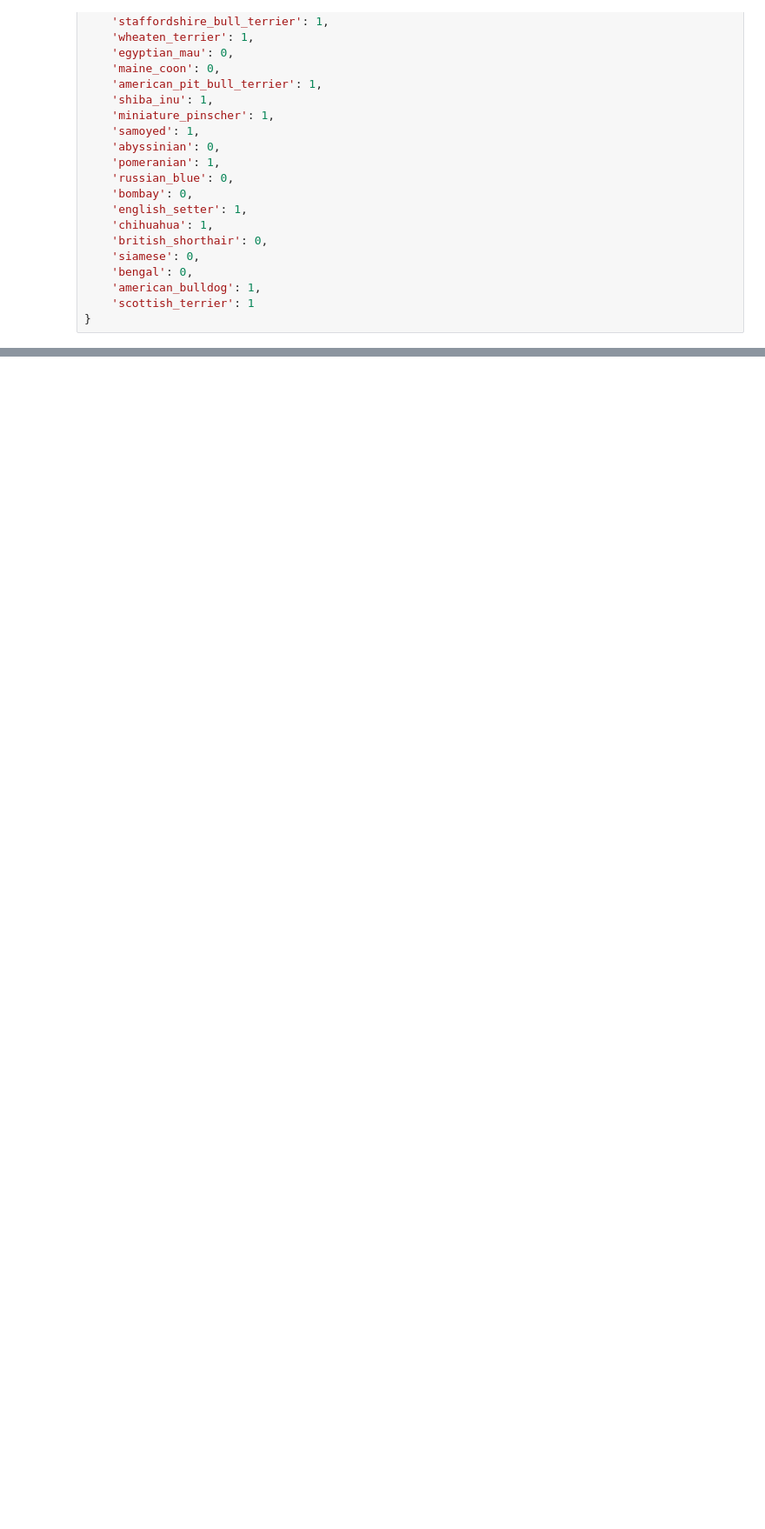
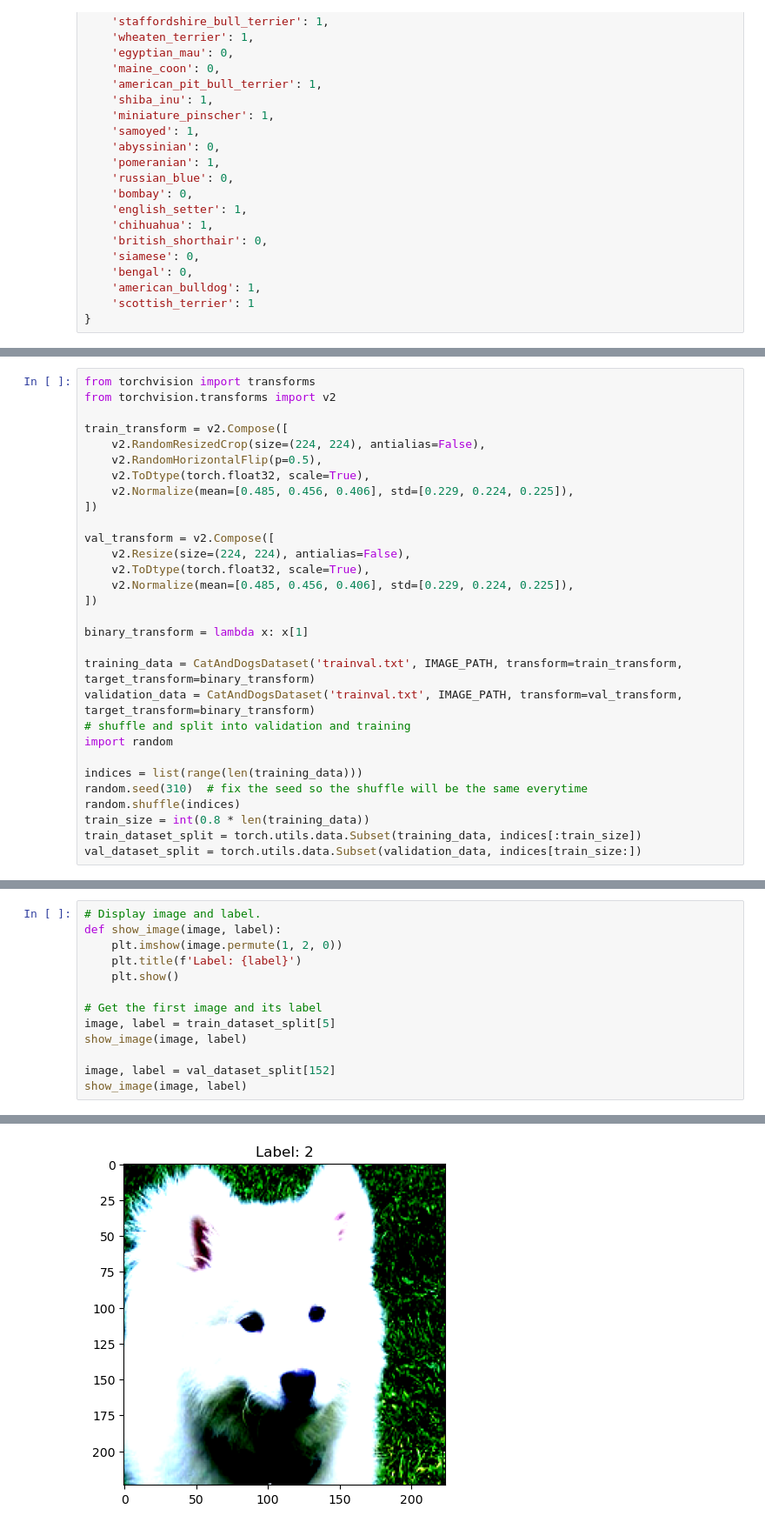
Before and after one commit to DowLucas/deep-dog-and-cat-learning, a Jupyter notebook: main.ipynb, the cells around one changed output, grey strips where cells are left out. Shown: that part at 87% size. Saved outputs shown, nothing was run; the diff lists cells and outputs as text; blank space fills up the shorter version.

```diff
--- a/main.ipynb
+++ b/main.ipynb
@@ -207,0 +118,30 @@ print("Finished Training")
+# %%
+from torchvision import transforms
+from torchvision.transforms import v2
+
+train_transform = v2.Compose([
+    v2.RandomResizedCrop(size=(224, 224), antialias=False),
+    v2.RandomHorizontalFlip(p=0.5),
+    v2.ToDtype(torch.float32, scale=True),
+    v2.Normalize(mean=[0.485, 0.456, 0.406], std=[0.229, 0.224, 0.225]),
+])
+
+val_transform = v2.Compose([
+    v2.Resize(size=(224, 224), antialias=False),
+    v2.ToDtype(torch.float32, scale=True),
+    v2.Normalize(mean=[0.485, 0.456, 0.406], std=[0.229, 0.224, 0.225]),
+])
+
+binary_transform = lambda x: x[1]
+
+training_data = CatAndDogsDataset('trainval.txt', IMAGE_PATH, transform=train_transform, target_transform=binary_transform)
+validation_data = CatAndDogsDataset('trainval.txt', IMAGE_PATH, transform=val_transform, target_transform=binary_transform)
+# shuffle and split into validation and training
+import random
+
+indices = list(range(len(training_data)))
+random.seed(310)  # fix the seed so the shuffle will be the same everytime
+random.shuffle(indices)
+train_size = int(0.8 * len(training_data))
+train_dataset_split = torch.utils.data.Subset(training_data, indices[:train_size])
+val_dataset_split = torch.utils.data.Subset(validation_data, indices[train_size:])
@@ -207,0 +150,14 @@ print("Finished Training")
+# %%
+# Display image and label.
+def show_image(image, label):
+    plt.imshow(image.permute(1, 2, 0))
+    plt.title(f'Label: {label}')
+    plt.show()
+
+# Get the first image and its label
+image, label = train_dataset_split[5]
+show_image(image, label)
+
+image, label = val_dataset_split[152]
+show_image(image, label)
+# %% [output]
@@ -207,0 +165 @@ print("Finished Training")
+[figure, added]
```
Also changed, not shown: parts of 27 cells of this notebook.
